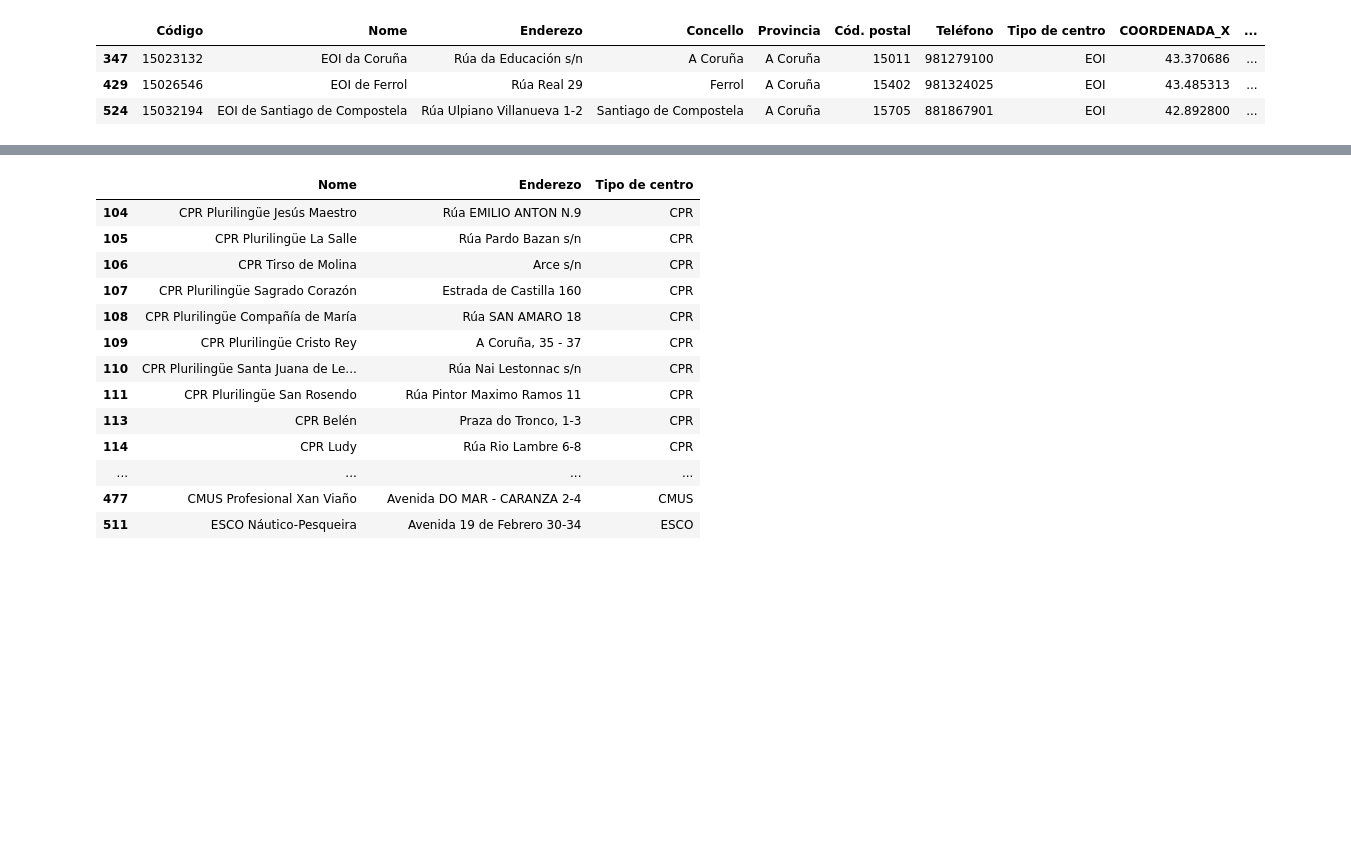
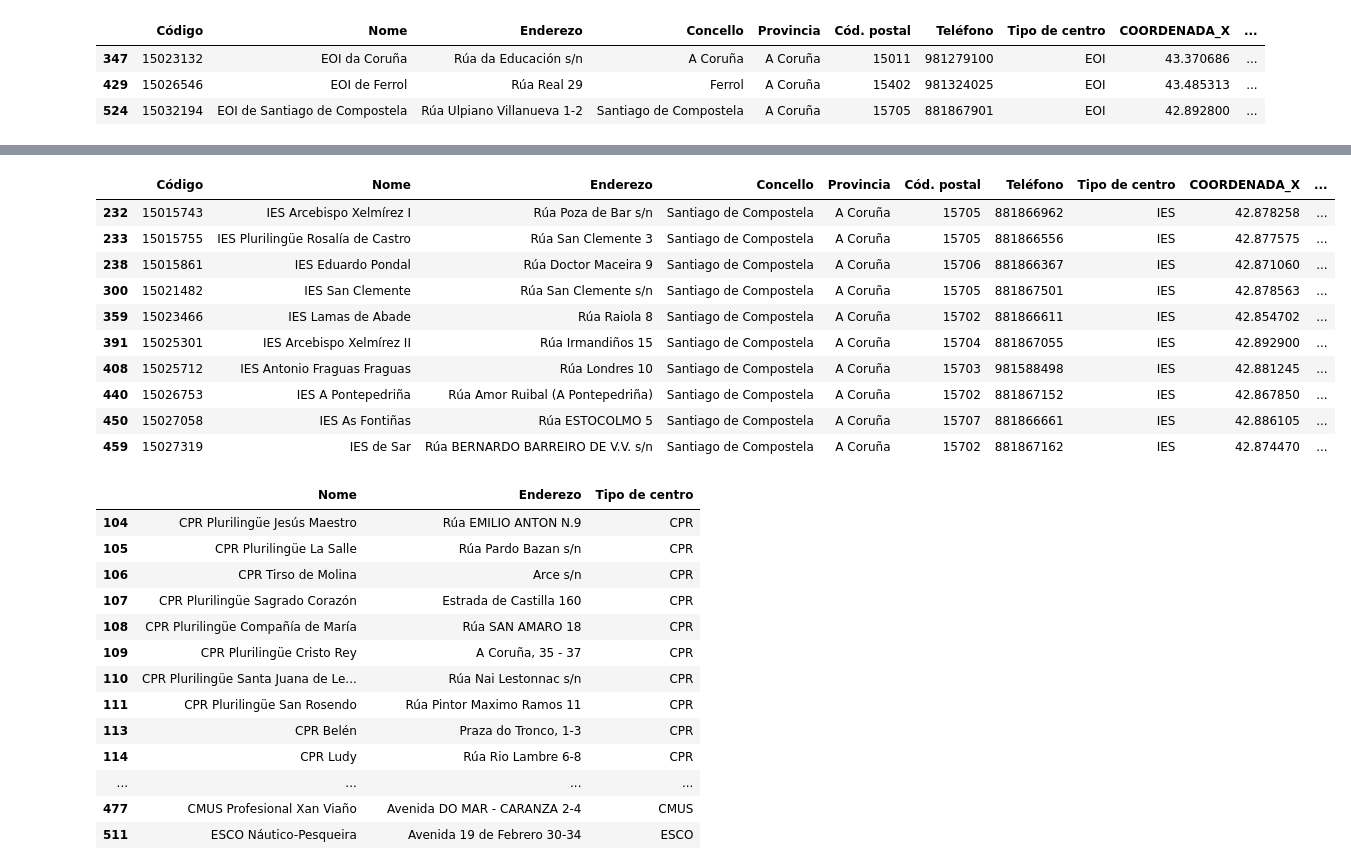
Before and after one commit to manudiazmerry/sistemas-bigdata, a Jupyter notebook: orixes_de_datos/03_lectura_xls-source.ipynb, the cells around one changed output, grey strips where cells are left out. Cells and saved outputs as stored; diff of their text form; code cells hidden in the pictures; blank space fills up the shorter version.

```diff
--- a/orixes_de_datos/03_lectura_xls-source.ipynb
+++ b/orixes_de_datos/03_lectura_xls-source.ipynb
@@ -215,3 +235,18 @@ eois
+# %%
+# Seleccionar e mostrar todos os IES de Santiago
+df[(df['Tipo de centro'] == 'IES') & (df['Concello'] == 'Santiago de Compostela') ]
+# %% [output]
+|  | Código | Nome | Enderezo | Concello | Provincia | Cód. postal | Teléfono | Tipo de centro | COORDENADA_X | ... |
+| 232 | 15015743 | IES Arcebispo Xelmírez I | Rúa Poza de Bar s/n | Santiago de Compostela | A Coruña | 15705 | 881866962 | IES | 42.878258 | ... |
+| 233 | 15015755 | IES Plurilingüe Rosalía de Castro | Rúa San Clemente 3 | Santiago de Compostela | A Coruña | 15705 | 881866556 | IES | 42.877575 | ... |
+| 238 | 15015861 | IES Eduardo Pondal | Rúa Doctor Maceira 9 | Santiago de Compostela | A Coruña | 15706 | 881866367 | IES | 42.871060 | ... |
+| 300 | 15021482 | IES San Clemente | Rúa San Clemente s/n | Santiago de Compostela | A Coruña | 15705 | 881867501 | IES | 42.878563 | ... |
+| 359 | 15023466 | IES Lamas de Abade | Rúa Raiola 8 | Santiago de Compostela | A Coruña | 15702 | 881866611 | IES | 42.854702 | ... |
+| 391 | 15025301 | IES Arcebispo Xelmírez II | Rúa Irmandiños 15 | Santiago de Compostela | A Coruña | 15704 | 881867055 | IES | 42.892900 | ... |
+| 408 | 15025712 | IES Antonio Fraguas Fraguas | Rúa Londres 10 | Santiago de Compostela | A Coruña | 15703 | 981588498 | IES | 42.881245 | ... |
+| 440 | 15026753 | IES A Pontepedriña | Rúa Amor Ruibal (A Pontepedriña) | Santiago de Compostela | A Coruña | 15702 | 881867152 | IES | 42.867850 | ... |
+| 450 | 15027058 | IES As Fontiñas | Rúa ESTOCOLMO 5 | Santiago de Compostela | A Coruña | 15707 | 881866661 | IES | 42.886105 | ... |
+| 459 | 15027319 | IES de Sar | Rúa BERNARDO BARREIRO DE V.V. s/n | Santiago de Compostela | A Coruña | 15702 | 881867162 | IES | 42.874470 | ... |
 # %%
 # crea un dataframe co Nome, Enderezo e Tipo de centro de todos os centros de Ferrol
 #centros_ferrol = df[df.Concello == 'Ferrol']
```
Also changed, not shown: parts of 3 cells of this notebook, 2 other files.
